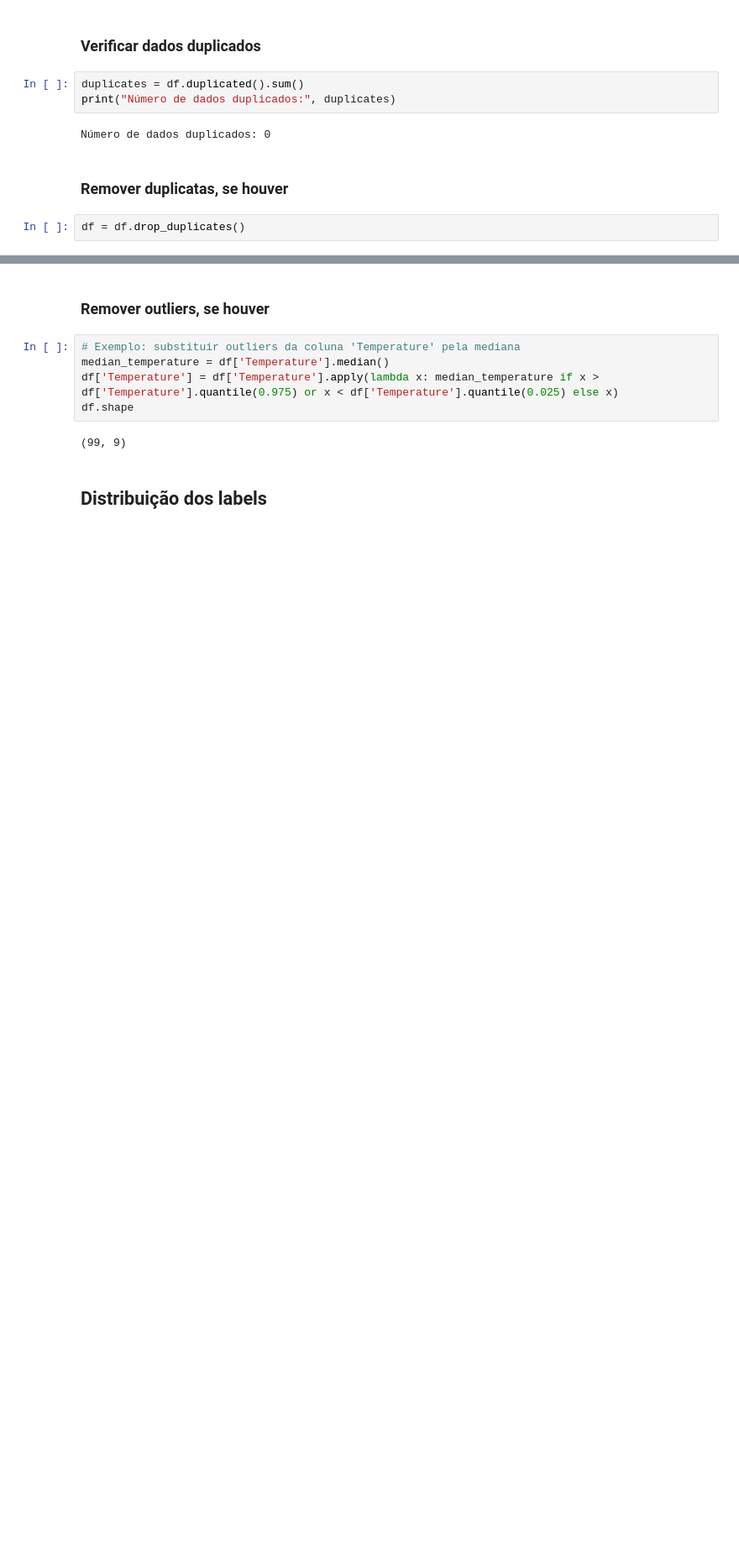
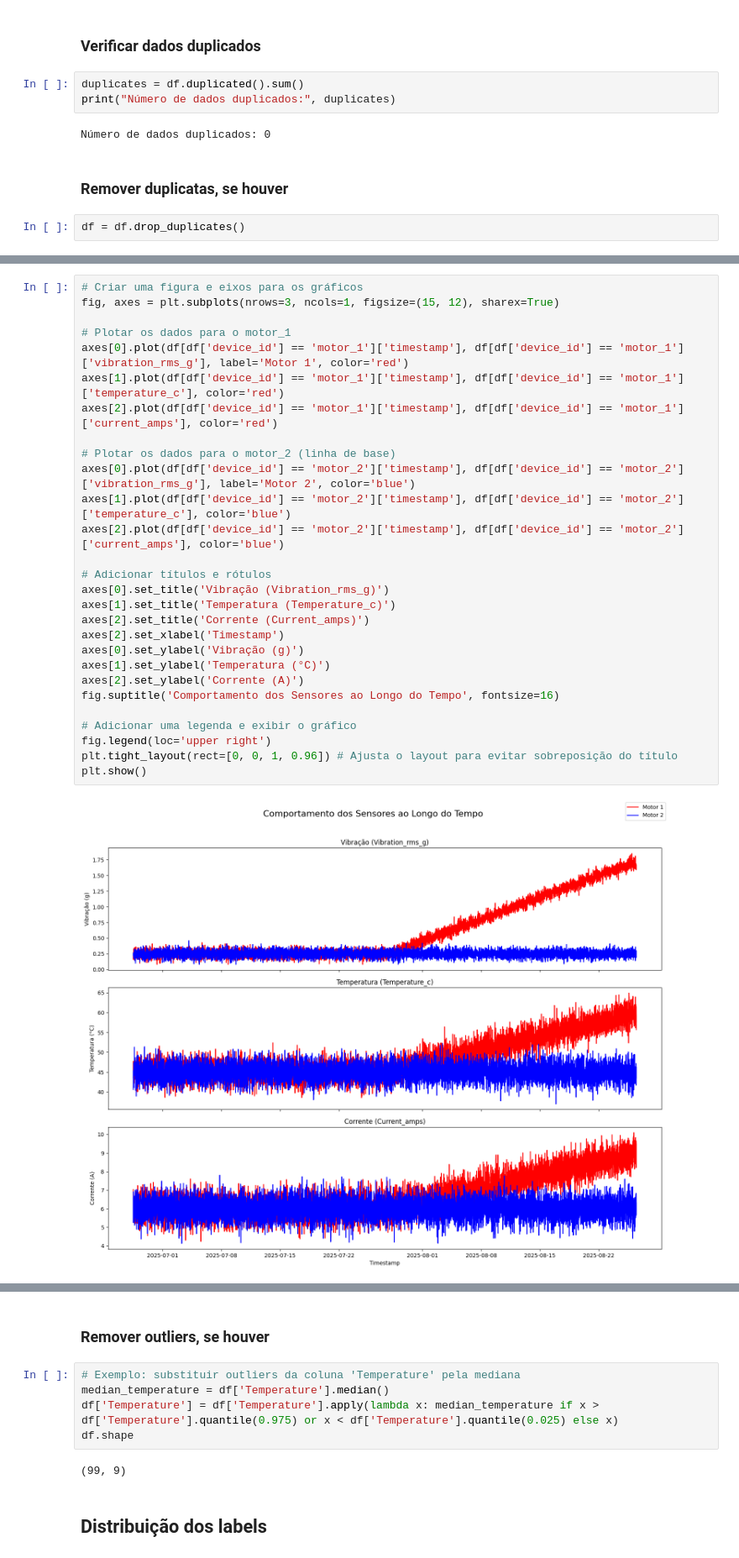
Before and after one commit to jayrom/enterprise_challenge_reply, a Jupyter notebook: sprint_3/src/exploratory.ipynb, the cells around one changed output, grey strips where cells are left out. Shown at 84% size. Cells and saved outputs as stored; diff of their text form; blank space fills up the shorter version.

```diff
--- a/sprint_3/src/exploratory.ipynb
+++ b/sprint_3/src/exploratory.ipynb
@@ -87,0 +93,30 @@ plt.show()
+# %%
+# Criar uma figura e eixos para os gráficos
+fig, axes = plt.subplots(nrows=3, ncols=1, figsize=(15, 12), sharex=True)
+
+# Plotar os dados para o motor_1
+axes[0].plot(df[df['device_id'] == 'motor_1']['timestamp'], df[df['device_id'] == 'motor_1']['vibration_rms_g'], label='Motor 1', color='red')
+axes[1].plot(df[df['device_id'] == 'motor_1']['timestamp'], df[df['device_id'] == 'motor_1']['temperature_c'], color='red')
+axes[2].plot(df[df['device_id'] == 'motor_1']['timestamp'], df[df['device_id'] == 'motor_1']['current_amps'], color='red')
+
+# Plotar os dados para o motor_2 (linha de base)
+axes[0].plot(df[df['device_id'] == 'motor_2']['timestamp'], df[df['device_id'] == 'motor_2']['vibration_rms_g'], label='Motor 2', color='blue')
+axes[1].plot(df[df['device_id'] == 'motor_2']['timestamp'], df[df['device_id'] == 'motor_2']['temperature_c'], color='blue')
+axes[2].plot(df[df['device_id'] == 'motor_2']['timestamp'], df[df['device_id'] == 'motor_2']['current_amps'], color='blue')
+
+# Adicionar títulos e rótulos
+axes[0].set_title('Vibração (Vibration_rms_g)')
+axes[1].set_title('Temperatura (Temperature_c)')
+axes[2].set_title('Corrente (Current_amps)')
+axes[2].set_xlabel('Timestamp')
+axes[0].set_ylabel('Vibração (g)')
+axes[1].set_ylabel('Temperatura (°C)')
+axes[2].set_ylabel('Corrente (A)')
+fig.suptitle('Comportamento dos Sensores ao Longo do Tempo', fontsize=16)
+
+# Adicionar uma legenda e exibir o gráfico
+fig.legend(loc='upper right')
+plt.tight_layout(rect=[0, 0, 1, 0.96]) # Ajusta o layout para evitar sobreposição do título
+plt.show()
+# %% [output]
+[figure, added]
```
Also changed, not shown: parts of 14 cells of this notebook.
